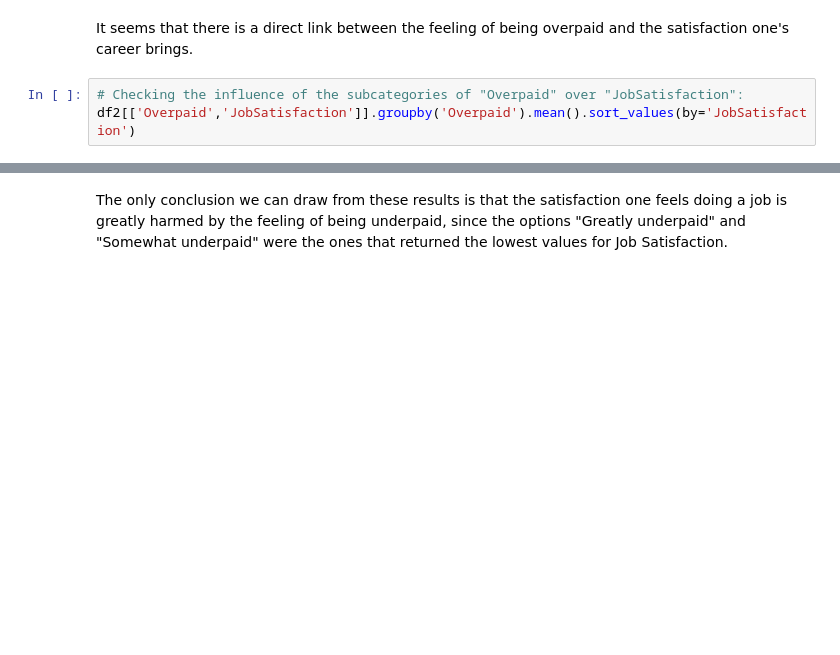
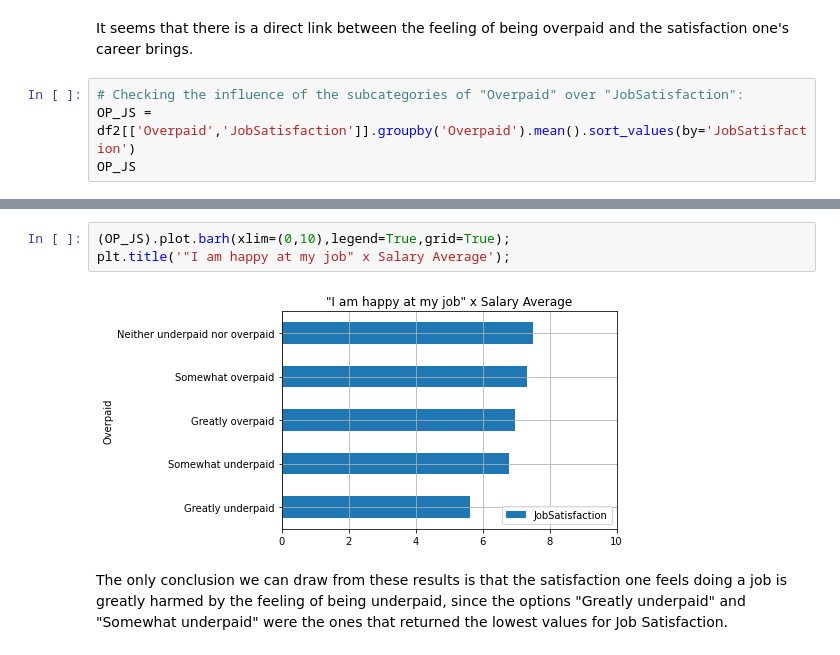
Before and after one commit to higorpr/Data_Science_Post, a Jupyter notebook: Data_Science_Post.ipynb, the cells around one changed output, grey strips where cells are left out. Drawn from its saved outputs; the diff is of its cells as text; blank space fills up the shorter version.

```diff
--- a/Data_Science_Post.ipynb
+++ b/Data_Science_Post.ipynb
@@ -264,4 +348,5 @@ df2[['Overpaid','CareerSatisfaction']].groupby('Overpaid').mean().sort_values(by
 It seems that there is a direct link between the feeling of being overpaid and the satisfaction one's career brings.
 # %%
 # Checking the influence of the subcategories of "Overpaid" over "JobSatisfaction":
-df2[['Overpaid','JobSatisfaction']].groupby('Overpaid').mean().sort_values(by='JobSatisfaction')
+OP_JS = df2[['Overpaid','JobSatisfaction']].groupby('Overpaid').mean().sort_values(by='JobSatisfaction')
+OP_JS
@@ -268,3 +361,8 @@ df2[['Overpaid','JobSatisfaction']].groupby('Overpaid').mean().sort_values(by='J
+# %%
+(OP_JS).plot.barh(xlim=(0,10),legend=True,grid=True);
+plt.title('"I am happy at my job" x Salary Average');
+# %% [output]
+[figure, added]
 # %% [markdown]
 The only conclusion we can draw from these results is that the satisfaction one feels doing a job is greatly harmed by the feeling of being underpaid, since the options "Greatly underpaid" and "Somewhat underpaid" were the ones that returned the lowest values for Job Satisfaction.
 # %% [markdown]
```
Also changed, not shown: parts of 18 cells of this notebook, 2 other files.
